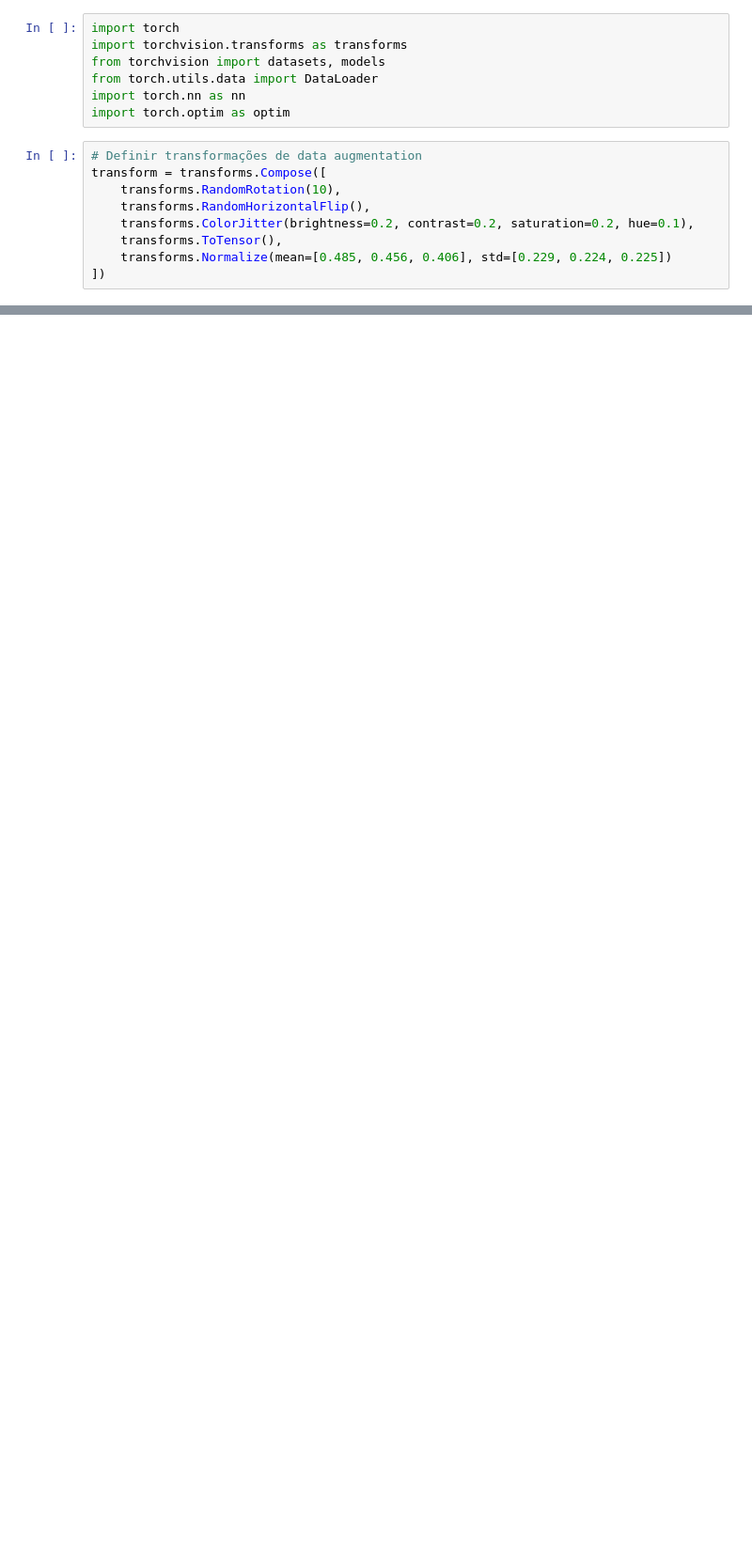
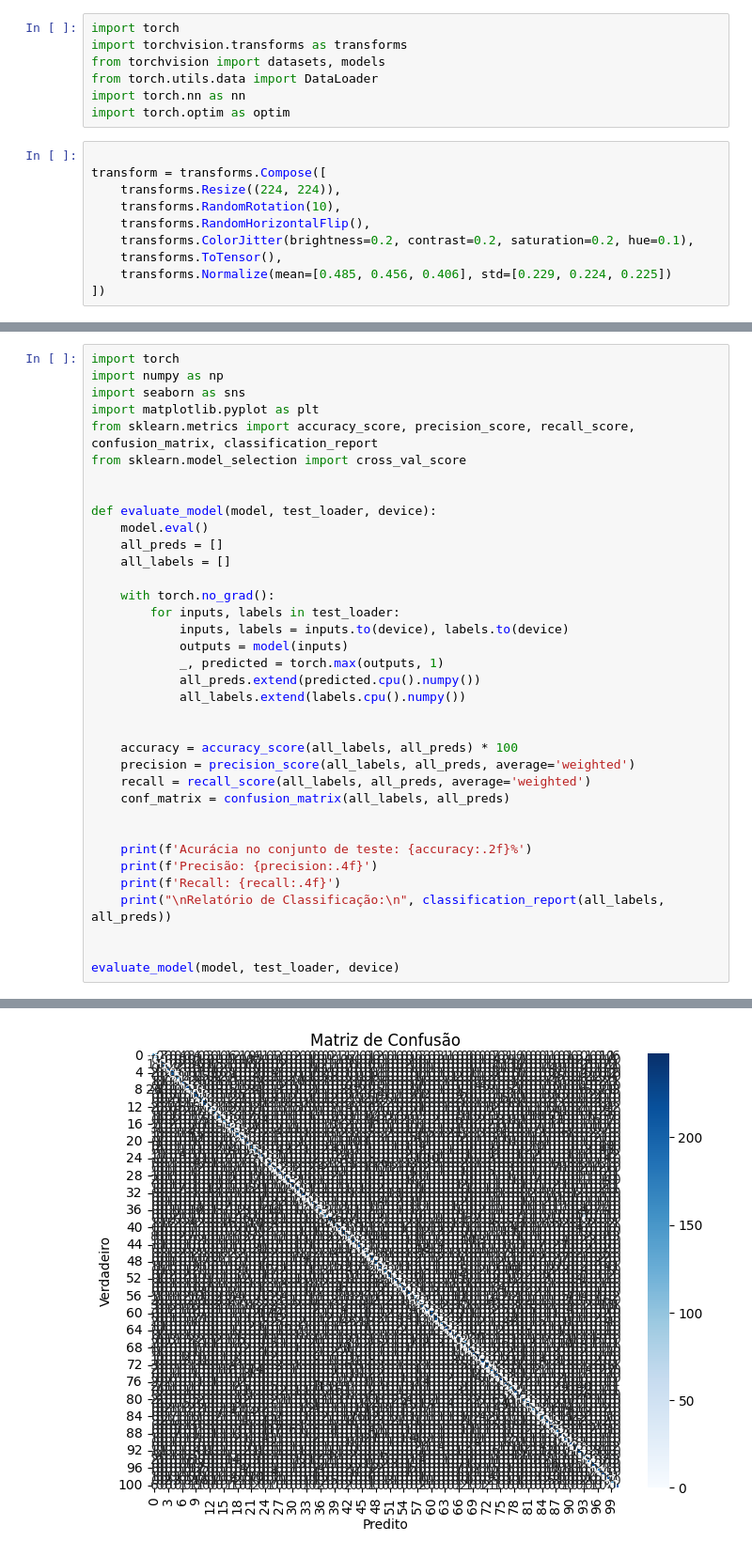
Before and after one commit to itsdibas/TrabalhoAPRV, a Jupyter notebook: trab.ipynb, the cells around one changed output, grey strips where cells are left out. Shown at 94% size. Cells and saved outputs as stored; diff of their text form; blank space fills up the shorter version.

```diff
--- a/trab.ipynb
+++ b/trab.ipynb
@@ -6,8 +6,9 @@ from torch.utils.data import DataLoader
 import torch.nn as nn
 import torch.optim as optim
 # %%
-# Definir transformações de data augmentation
+
 transform = transforms.Compose([
+    transforms.Resize((224, 224)),
     transforms.RandomRotation(10),
     transforms.RandomHorizontalFlip(),
     transforms.ColorJitter(brightness=0.2, contrast=0.2, saturation=0.2, hue=0.1),
@@ -73,0 +128,37 @@ evaluate_model(model, test_loader)
+# %%
+import torch
+import numpy as np
+import seaborn as sns
+import matplotlib.pyplot as plt
+from sklearn.metrics import accuracy_score, precision_score, recall_score, confusion_matrix, classification_report
+from sklearn.model_selection import cross_val_score
+
+
+def evaluate_model(model, test_loader, device):
+    model.eval()
+    all_preds = []
+    all_labels = []
+
+    with torch.no_grad():
+        for inputs, labels in test_loader:
+            inputs, labels = inputs.to(device), labels.to(device)
+            outputs = model(inputs)
+            _, predicted = torch.max(outputs, 1)
+            all_preds.extend(predicted.cpu().numpy())
+            all_labels.extend(labels.cpu().numpy())
+
+
+    accuracy = accuracy_score(all_labels, all_preds) * 100
+    precision = precision_score(all_labels, all_preds, average='weighted')
+    recall = recall_score(all_labels, all_preds, average='weighted')
+    conf_matrix = confusion_matrix(all_labels, all_preds)
+
+
+    print(f'Acurácia no conjunto de teste: {accuracy:.2f}%')
+    print(f'Precisão: {precision:.4f}')
+    print(f'Recall: {recall:.4f}')
+    print("\nRelatório de Classificação:\n", classification_report(all_labels, all_preds))
+
+
+evaluate_model(model, test_loader, device)
+# %% [output]
@@ -73,0 +182 @@ evaluate_model(model, test_loader)
+[figure, added]
```
Also changed, not shown: parts of 10 cells of this notebook.
